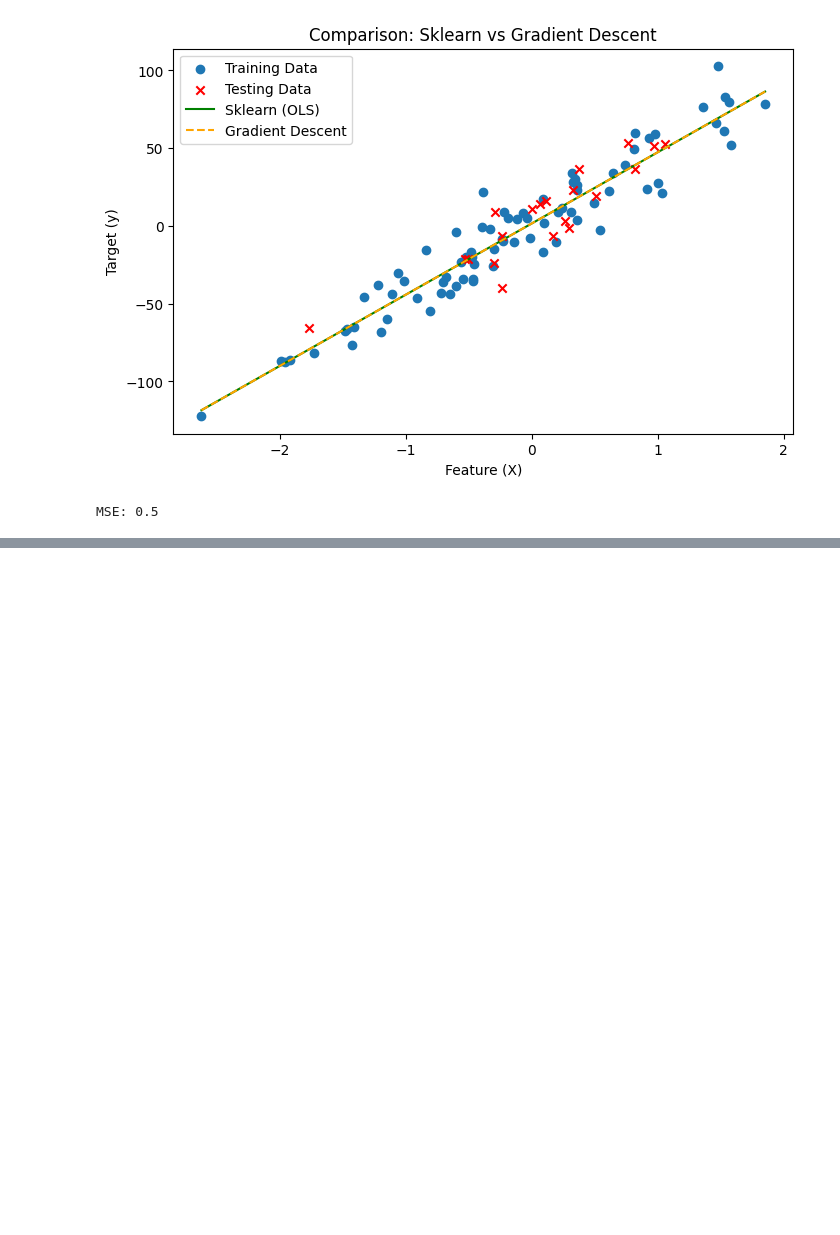
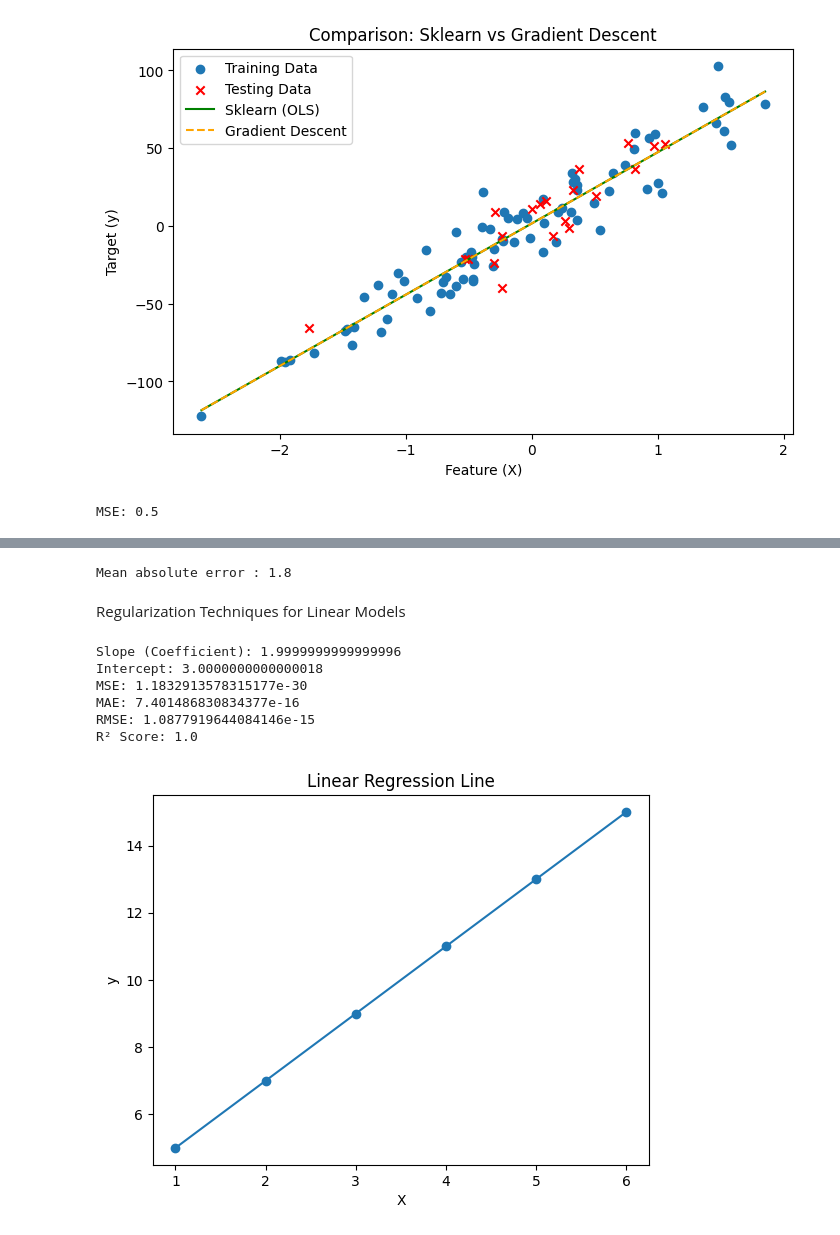
Before and after one commit to israr-ai/machine_learning, a Jupyter notebook: 01_lenear-regression.ipynb, the cells around one changed output, grey strips where cells are left out. Cells and saved outputs as stored; diff of their text form; code cells hidden in the pictures; blank space fills up the shorter version.

Commit message:
regularization_techni

```diff
--- a/01_lenear-regression.ipynb
+++ b/01_lenear-regression.ipynb
@@ -179,0 +277,71 @@ MSE: 0.5
+# %%
+# Method 2: Calculating MAE Using sklearn.metrics
+from sklearn.metrics import mean_absolute_error as mae
+
+# list of integers of actual and calculated
+actual = [2, 3, 5, 5, 9]
+calculated = [3, 3, 8, 7, 6]
+
+# calculate MAE
+error = mae(actual, calculated)
+print("Mean absolute error : " + str(error))
+# %% [output]
+Mean absolute error : 1.8
+# %% [markdown]
+Regularization Techniques for Linear Models
+# %%
+import numpy as np
+import matplotlib.pyplot as plt
+from sklearn.linear_model import LinearRegression
+from sklearn.metrics import mean_squared_error, mean_absolute_error, r2_score
+
+# -----------------------------
+# 1. Dataset
+# -----------------------------
+# X must be 2D for sklearn → reshape(-1, 1)
+X = np.array([1, 2, 3, 4, 5, 6]).reshape(-1, 1)
+y = np.array([5, 7, 9, 11, 13, 15])   # Perfect linear: y = 2x + 3
+
+# -----------------------------
+# 2. Train the model
+# -----------------------------
+model = LinearRegression()
+model.fit(X, y)
+
+# -----------------------------
+# 3. Predict
+# -----------------------------
+y_pred = model.predict(X)
+
+# -----------------------------
+# 4. Evaluation Metrics
+# -----------------------------
+mse = mean_squared_error(y, y_pred)
+mae = mean_absolute_error(y, y_pred)
+rmse = np.sqrt(mse)
+r2 = r2_score(y, y_pred)
+
+print("Slope (Coefficient):", model.coef_[0])
+print("Intercept:", model.intercept_)
+print("MSE:", mse)
+print("MAE:", mae)
+print("RMSE:", rmse)
+print("R² Score:", r2)
+
+# -----------------------------
+# 5. Visualization
+# -----------------------------
+plt.scatter(X, y)
+plt.plot(X, y_pred)
+plt.xlabel("X")
+plt.ylabel("y")
+plt.title("Linear Regression Line")
+plt.show()
+# %% [output]
+Slope (Coefficient): 1.9999999999999996
+Intercept: 3.0000000000000018
+MSE: 1.1832913578315177e-30
+MAE: 7.401486830834377e-16
+RMSE: 1.0877919644084146e-15
+R² Score: 1.0
+[figure, added]
```
Also changed, not shown: parts of 9 cells of this notebook, 2 other files.
